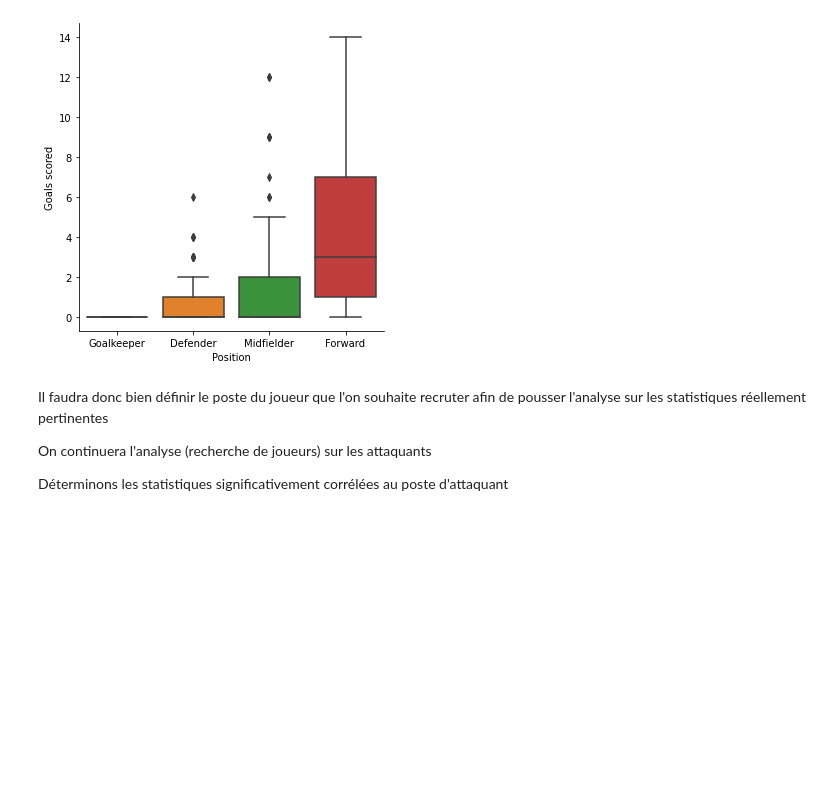
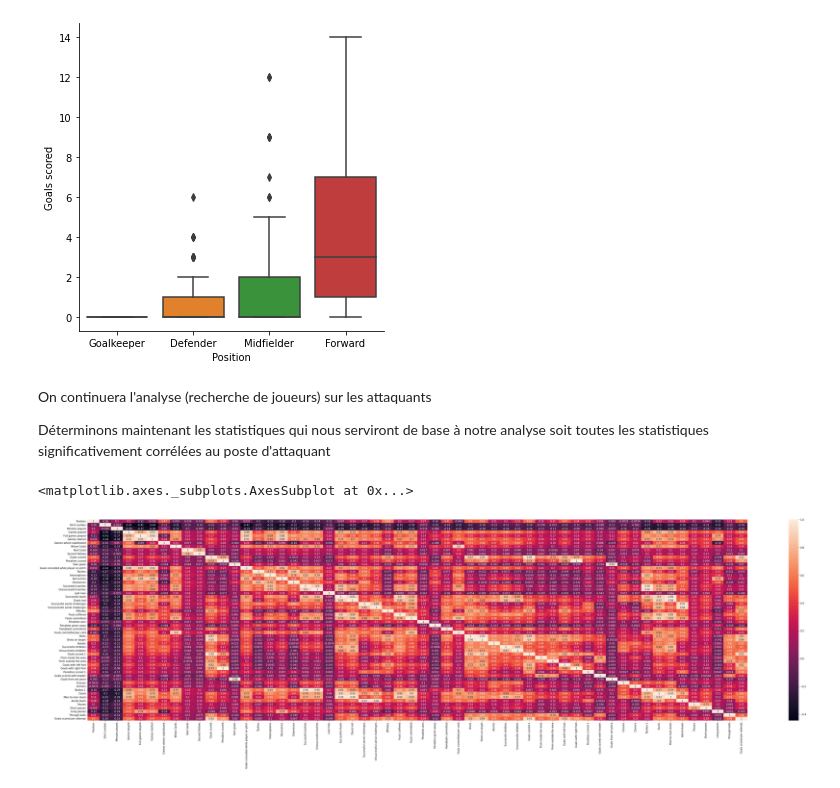
Before and after one commit to agomesdacosta3/H3_Exo_Python, a Jupyter notebook: Projet_Advanced_Stats.ipynb, the cells around one changed output. Drawn from its saved outputs; the diff is of its cells as text; code cells hidden in the pictures; blank space fills up the shorter version.

```diff
--- a/Projet_Advanced_Stats.ipynb
+++ b/Projet_Advanced_Stats.ipynb
@@ -131,10 +149,16 @@ sb.catplot(y = "Goals scored", x = "Position", data=goal, kind = 'box')
 <seaborn.axisgrid.FacetGrid at 0x...>
 [figure]
 # %% [markdown]
-Il faudra donc bien définir le poste du joueur que l'on souhaite recruter afin de pousser l'analyse sur les statistiques réellement pertinentes
-
 On continuera l'analyse (recherche de joueurs) sur les attaquants
 
-Déterminons les statistiques significativement corrélées au poste d'attaquant
+Déterminons maintenant les statistiques qui nous serviront de base à notre analyse soit toutes les statistiques significativement corrélées au poste d'attaquant
 # %%
 dataframe.Position = dataframe.Position.replace(to_replace = ["Forward", "Midfielder" , "Defender" ,"Goalkeeper"], value = [1,0,0,0]) ;
+# %%
+heat_attaquant_global =  dataframe.corr()
+
+f, ax = plt.subplots(figsize=(60,15))
+sb.heatmap(heat_attaquant_global, annot=True, ax = ax)
+# %% [output]
+<matplotlib.axes._subplots.AxesSubplot at 0x...>
+[figure, added]
```
Also changed, not shown: parts of 14 cells of this notebook.
